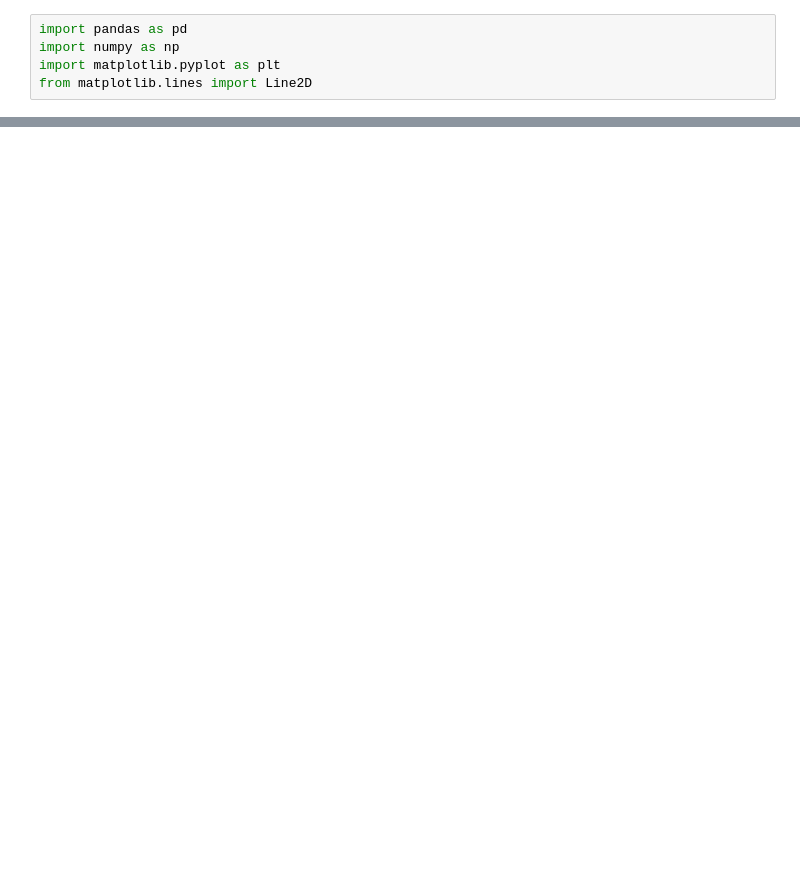
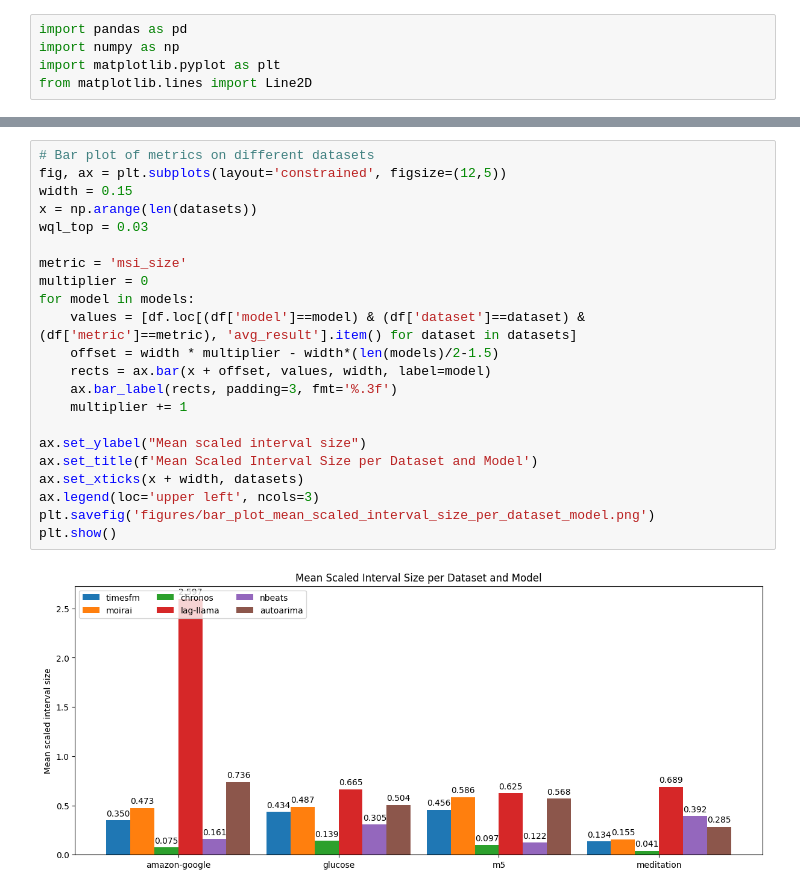
Before and after one commit to Coaster41/ts_foundation_calibration, a Jupyter notebook: eval_plot.ipynb, the cells around one changed output, grey strips where cells are left out. Drawn from its saved outputs; the diff is of its cells as text; blank space fills up the shorter version.

```diff
--- a/eval_plot.ipynb
+++ b/eval_plot.ipynb
@@ -138,0 +135,24 @@ for dataset in datasets:
+# %%
+# Bar plot of metrics on different datasets
+fig, ax = plt.subplots(layout='constrained', figsize=(12,5))
+width = 0.15
+x = np.arange(len(datasets))
+wql_top = 0.03
+
+metric = 'msi_size'
+multiplier = 0
+for model in models:
+    values = [df.loc[(df['model']==model) & (df['dataset']==dataset) & (df['metric']==metric), 'avg_result'].item() for dataset in datasets]
+    offset = width * multiplier - width*(len(models)/2-1.5)
+    rects = ax.bar(x + offset, values, width, label=model)
+    ax.bar_label(rects, padding=3, fmt='%.3f')
+    multiplier += 1
+
+ax.set_ylabel("Mean scaled interval size")
+ax.set_title(f'Mean Scaled Interval Size per Dataset and Model')
+ax.set_xticks(x + width, datasets)
+ax.legend(loc='upper left', ncols=3)
+plt.savefig('figures/bar_plot_mean_scaled_interval_size_per_dataset_model.png')
+plt.show()
+# %% [output]
+[figure, added]
```
Also changed, not shown: parts of 6 cells of this notebook, 9 other files.
